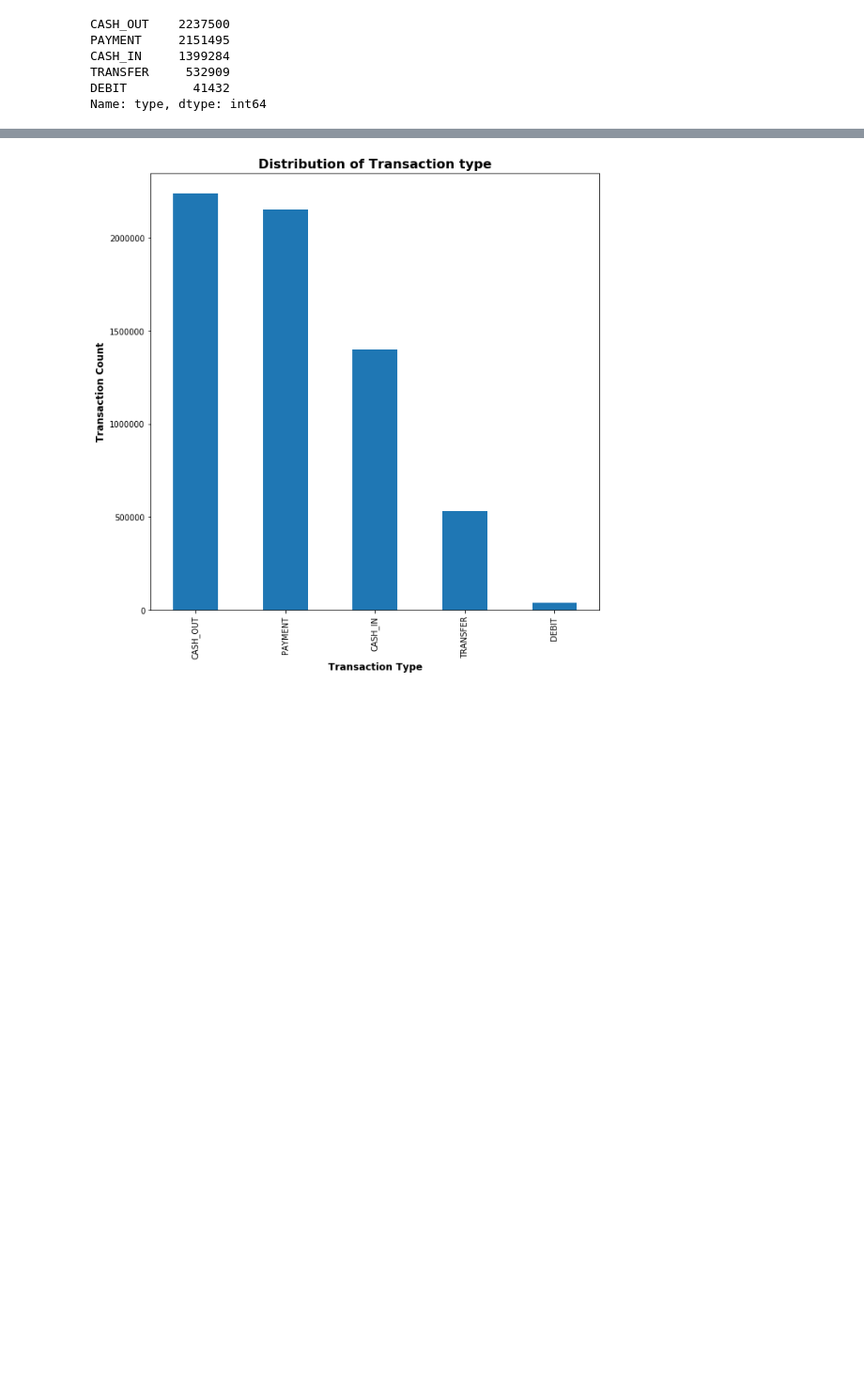
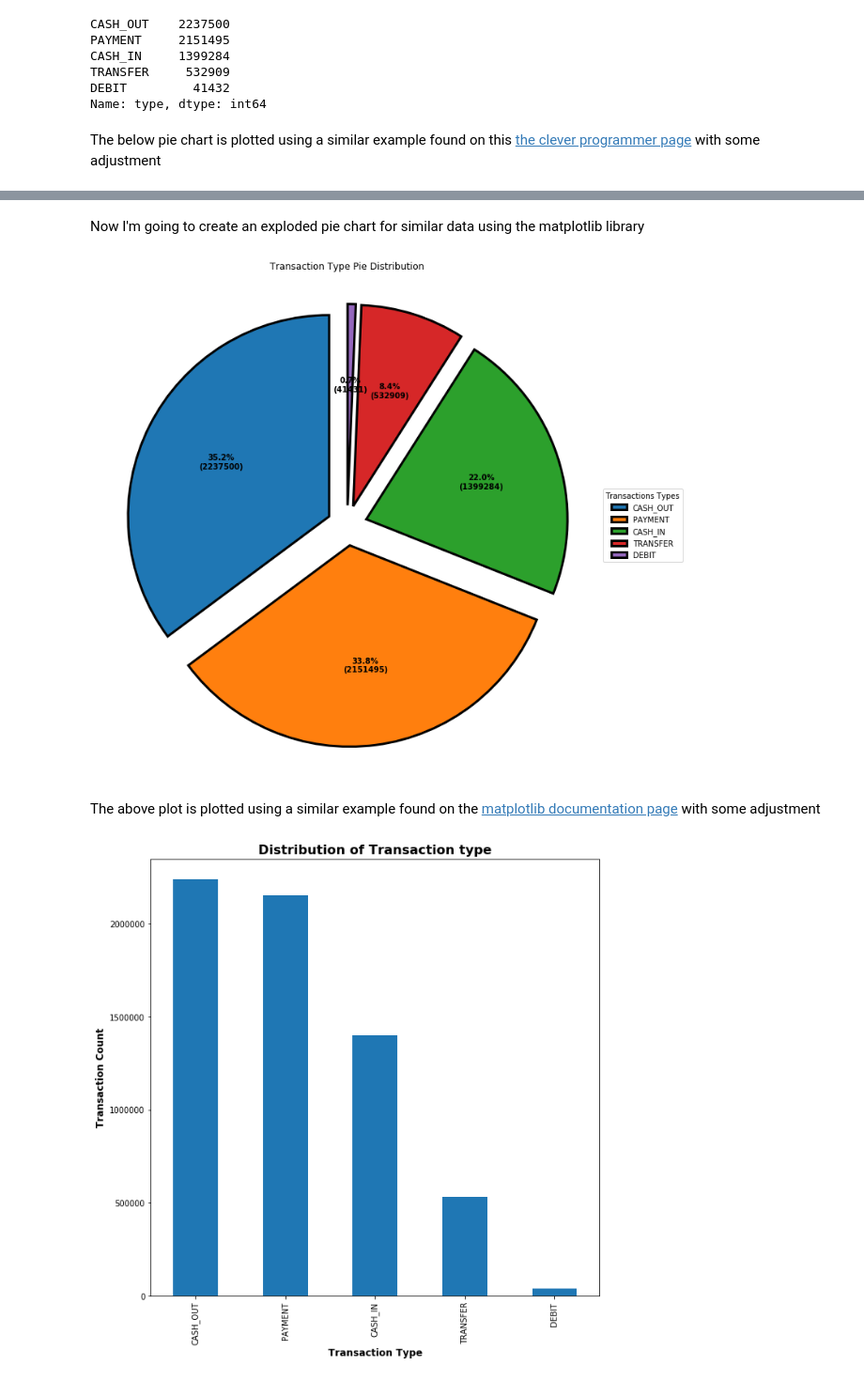
Before and after one commit to Washtun/Fraud-Detection, a Jupyter notebook: Fraud_Detection.ipynb, the cells around one changed output, grey strips where cells are left out. Shown at 94% size. Cells and saved outputs as stored; diff of their text form; code cells hidden in the pictures; blank space fills up the shorter version.

```diff
--- a/Fraud_Detection.ipynb
+++ b/Fraud_Detection.ipynb
@@ -160,6 +169,8 @@ Name: type, dtype: int64
 transaction_types_class = data["type"].value_counts()
 exact_trans = transaction_types_class.index
 quantity_trans = transaction_types_class.values
+# %% [markdown]
+The below pie chart is plotted using a similar example found on this [the clever programmer page](https://thecleverprogrammer.com/2022/02/22/online-payments-fraud-detection-with-machine-learning/) with some adjustment
 # %%
 # Plotting the distribution of the Transaction 'type'
 
@@ -173,6 +184,49 @@ figure.show()
 # %% [output]
 [interactive output not drawn]
 [interactive output not drawn]
+# %% [markdown]
+Now I'm going to create an exploded pie chart for similar data using the matplotlib library
+# %%
+# Plotting an exploded Pie Chart
+
+# Creating explode data
+explode = (0.1, 0.1, 0.1, 0.1, 0.1)
+
+# Creating
+
+# Wedge properties
+wp = { 'linewidth' : 3, 'edgecolor' : "black" }
+
+# Creating autocpt arguments
+def func(pct, allvals):
+    absolute = int(pct / 100.*np.sum(allvals))
+    return "{:.1f}%\n({:d})".format(pct, absolute)
+
+# Creating plot
+fig, ax = plt.subplots(figsize =(18, 12))
+wedges, texts, autotexts = ax.pie(quantity_trans,
+                                  autopct = lambda pct: func(pct, quantity_trans),
+                                  explode = explode,
+                                  startangle = 90,
+                                  wedgeprops = wp,
+                                  textprops = dict(color ="black"))
+
+# Adding legend
+ax.legend(wedges, exact_trans,
+          title ="Transactions Types",
+          loc ="center left",
+          bbox_to_anchor =(1, 0, 0.5, 1))
+plt.setp(autotexts, size = 10, weight ="bold")
+
+# Adding tite
+ax.set_title("Transaction Type Pie Distribution")
+
+# show plot
+plt.show();
+# %% [output]
+[figure, added]
+# %% [markdown]
+The above plot is plotted using a similar example found on the [matplotlib documentation page](https://matplotlib.org/stable/gallery/pie_and_polar_charts/pie_and_donut_labels.html#sphx-glr-gallery-pie-and-polar-charts-pie-and-donut-labels-py) with some adjustment
 # %%
 # Bar Plot of the Transaction Type
 
```
Also changed, not shown: parts of 55 cells of this notebook.
